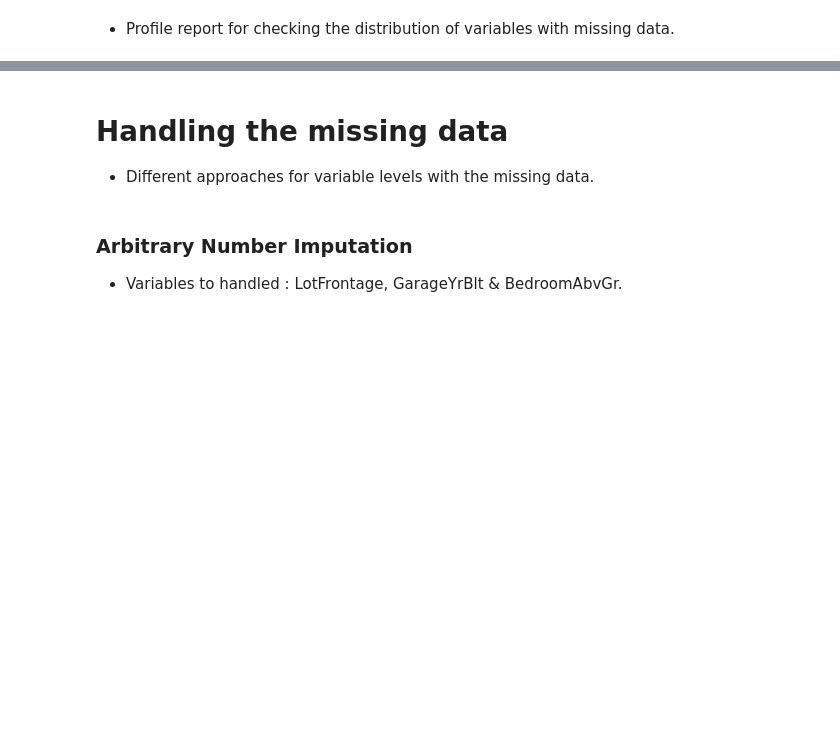
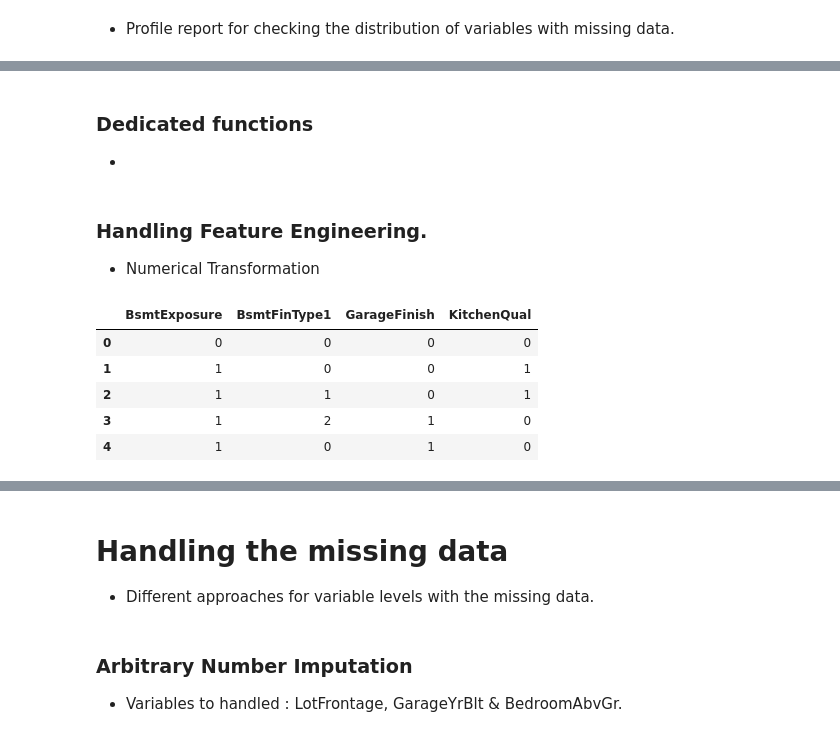
Before and after one commit to SalwinA/heritage-housing-project, a Jupyter notebook: jupyter_notebooks/Feature_Engineering.ipynb, the cells around one changed output, grey strips where cells are left out. Drawn from its saved outputs; the diff is of its cells as text; code cells hidden in the pictures; blank space fills up the shorter version.

```diff
--- a/jupyter_notebooks/Feature_Engineering.ipynb
+++ b/jupyter_notebooks/Feature_Engineering.ipynb
@@ -141,0 +106,4 @@ evaluate_missing_data(df)
+# %% [markdown]
+### Dedicated functions
+
+*
@@ -141,0 +325,17 @@ evaluate_missing_data(df)
+# %% [markdown]
+### Handling Feature Engineering.
+
+* Numerical Transformation
+# %%
+feature_eng_vars = ['BsmtExposure', 'BsmtFinType1', 'GarageFinish', 'KitchenQual']
+# %%
+df_eng_vars = TrainSet[feature_eng_vars].copy()
+# %%
+df_eng_vars.head()
+# %% [output]
+|  | BsmtExposure | BsmtFinType1 | GarageFinish | KitchenQual |
+| 0 | 0 | 0 | 0 | 0 |
+| 1 | 1 | 0 | 0 | 1 |
+| 2 | 1 | 1 | 0 | 1 |
+| 3 | 1 | 2 | 1 | 0 |
+| 4 | 1 | 0 | 1 | 0 |
```
Also changed, not shown: parts of 16 cells of this notebook, 5 other files.
